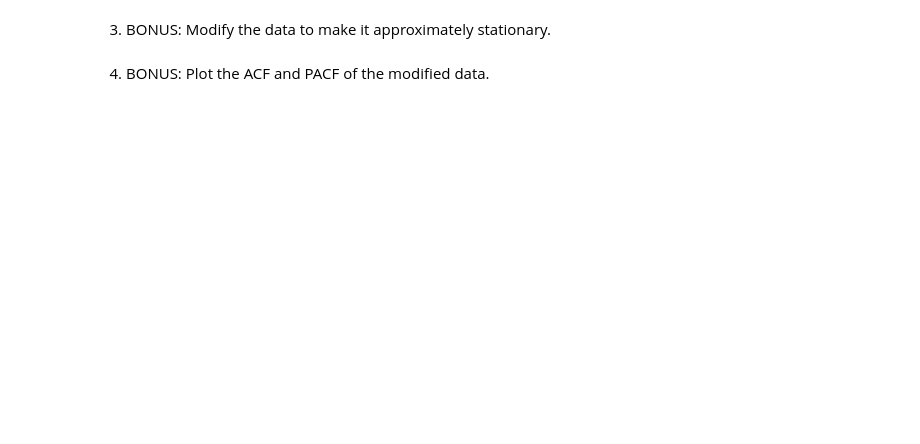
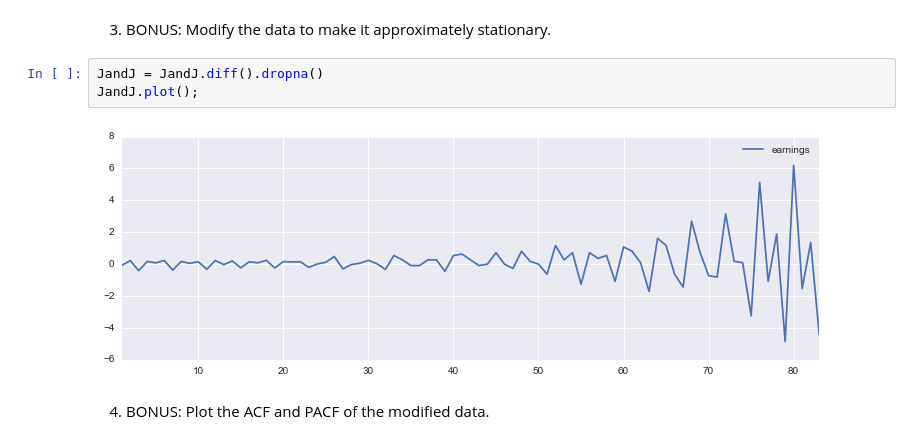
Before and after one commit to vsquared10/DSCI6002-student, a Jupyter notebook: week7/7-3_Logit/DSCI6002-7.3-RAT-Copy1.ipynb, the cells around one changed output. Drawn from its saved outputs; the diff is of its cells as text; blank space fills up the shorter version.

```diff
--- a/week7/7-3_Logit/DSCI6002-7.3-RAT-Copy1.ipynb
+++ b/week7/7-3_Logit/DSCI6002-7.3-RAT-Copy1.ipynb
@@ -42,4 +37,9 @@ KeyError: 'index'
 # %% [markdown]
 3) BONUS: Modify the data to make it approximately stationary.
+# %%
+JandJ = JandJ.diff().dropna()
+JandJ.plot();
+# %% [output]
+[figure, added]
 # %% [markdown]
 4) BONUS: Plot the ACF and PACF of the modified data.
```
Also changed, not shown: parts of 5 cells of this notebook.
